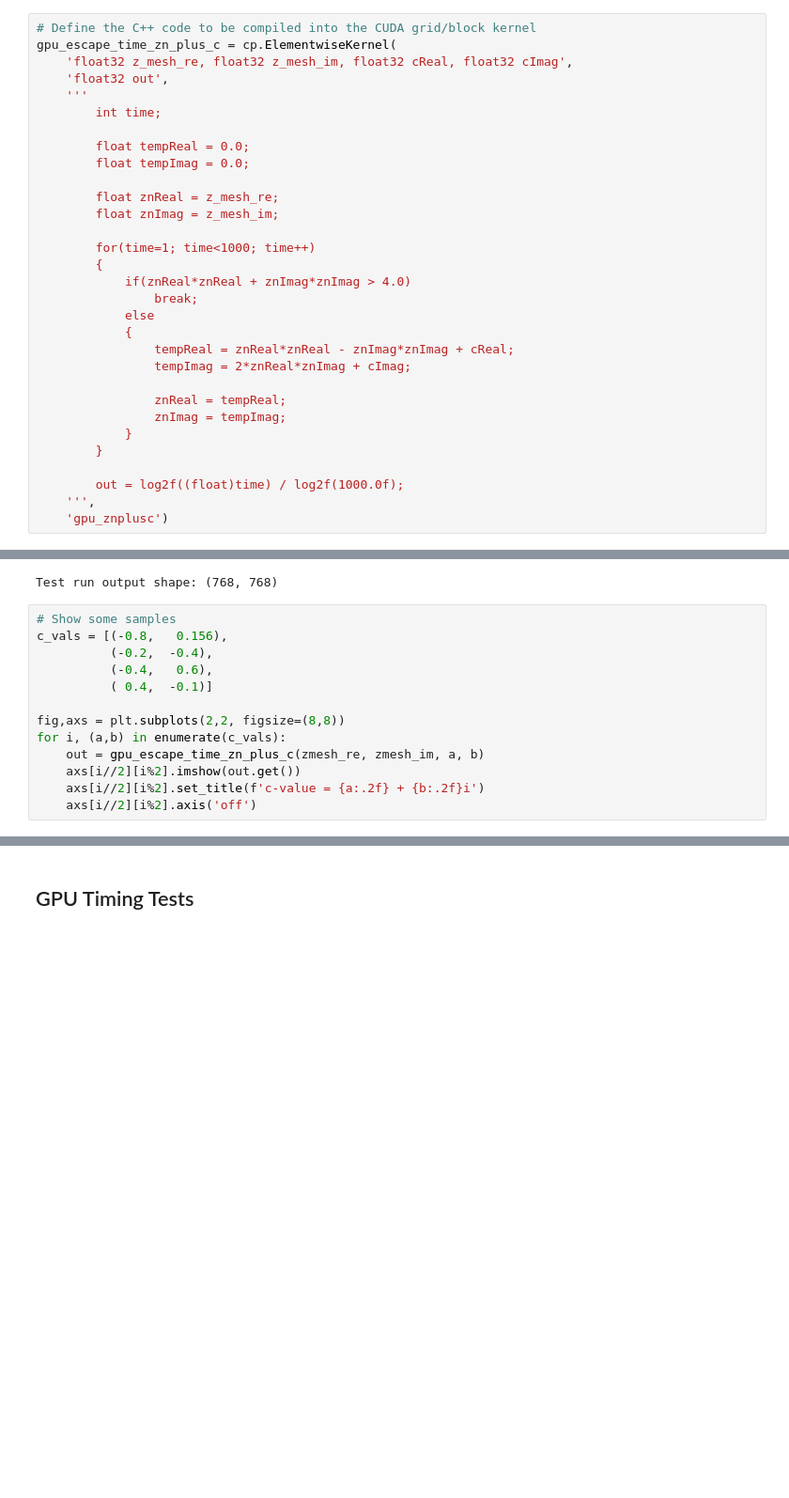
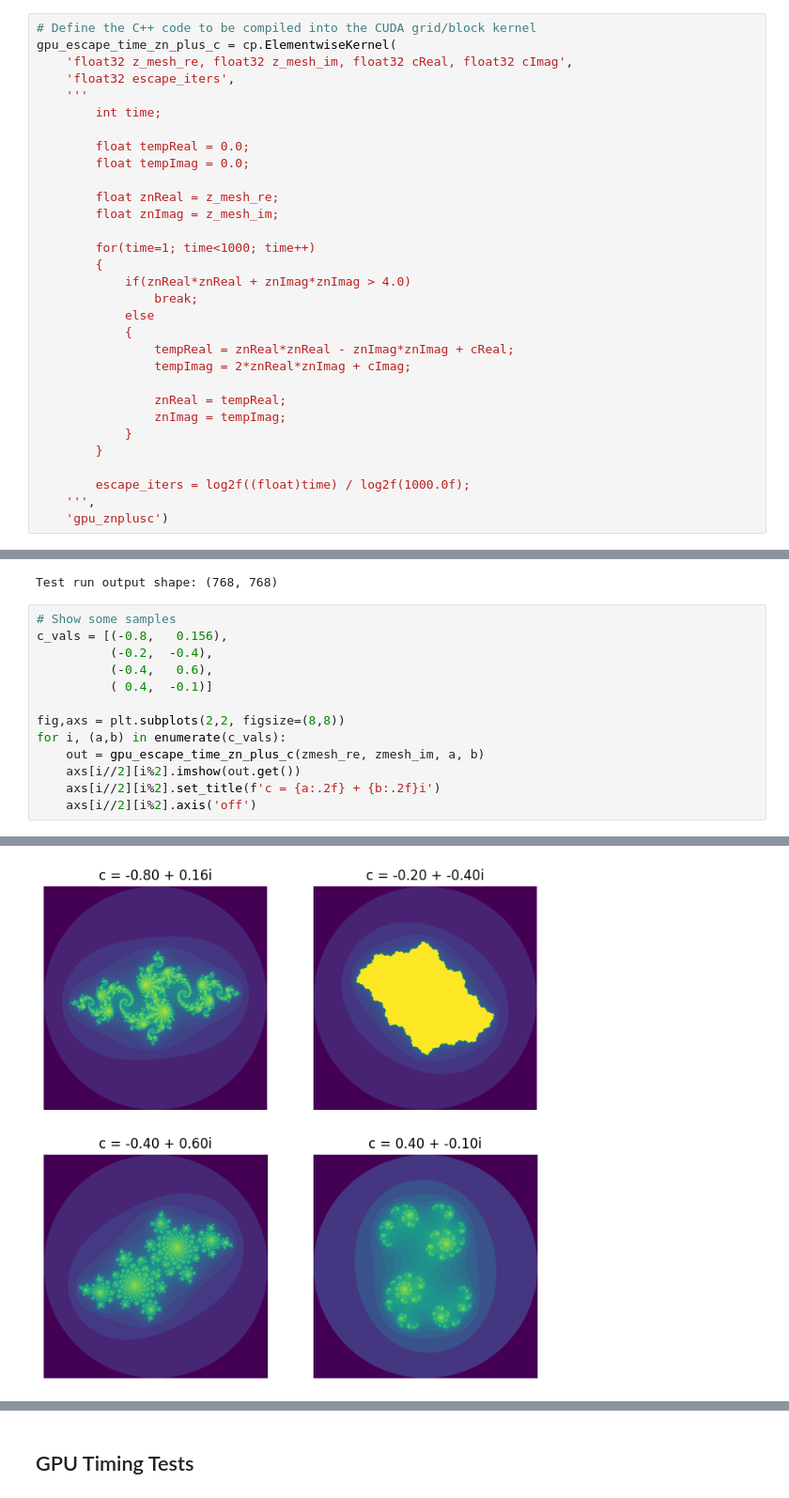
Before and after one commit to etotheipi/fractal1027, a Jupyter notebook: fractal_1027.ipynb, the cells around one changed output, grey strips where cells are left out. Shown at 94% size. Drawn from its saved outputs; the diff is of its cells as text; blank space fills up the shorter version.

```diff
--- a/fractal_1027.ipynb
+++ b/fractal_1027.ipynb
@@ -259,7 +259,7 @@ So the strategy is to create the `cp.ElementwiseKernel` one time, which compiles
 # Define the C++ code to be compiled into the CUDA grid/block kernel
 gpu_escape_time_zn_plus_c = cp.ElementwiseKernel(
     'float32 z_mesh_re, float32 z_mesh_im, float32 cReal, float32 cImag',
-    'float32 out',
+    'float32 escape_iters',
     '''
         int time;
 
@@ -283,7 +283,7 @@ gpu_escape_time_zn_plus_c = cp.ElementwiseKernel(
             }
         }
 
-        out = log2f((float)time) / log2f(1000.0f);
+        escape_iters = log2f((float)time) / log2f(1000.0f);
     ''',
     'gpu_znplusc')
 # %%
@@ -307,6 +307,6 @@ fig,axs = plt.subplots(2,2, figsize=(8,8))
 for i, (a,b) in enumerate(c_vals):
     out = gpu_escape_time_zn_plus_c(zmesh_re, zmesh_im, a, b)
     axs[i//2][i%2].imshow(out.get())
-    axs[i//2][i%2].set_title(f'c-value = {a:.2f} + {b:.2f}i')
+    axs[i//2][i%2].set_title(f'c = {a:.2f} + {b:.2f}i')
     axs[i//2][i%2].axis('off')
 # %% [output]
@@ -313,0 +313 @@ Canvas(toolbar=Toolbar(toolitems=[('Home', 'Reset original view', 'home', 'home'
+[figure, added]
```
Also changed, not shown: parts of 35 cells of this notebook, 2 other files.
